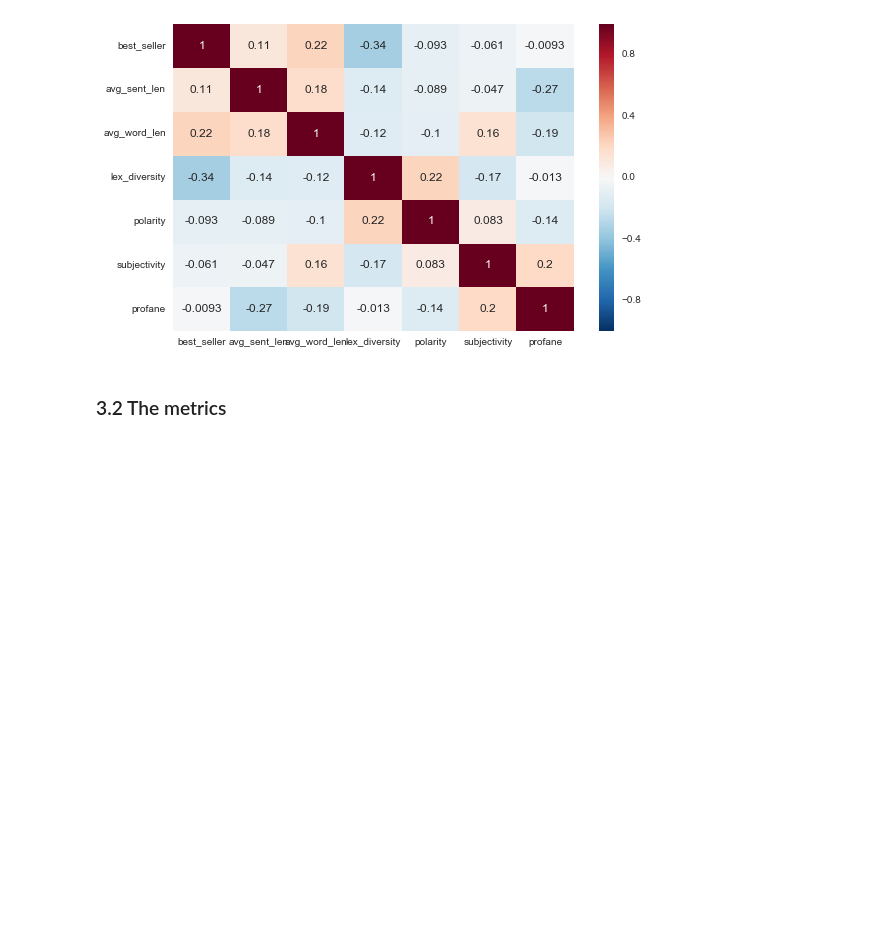
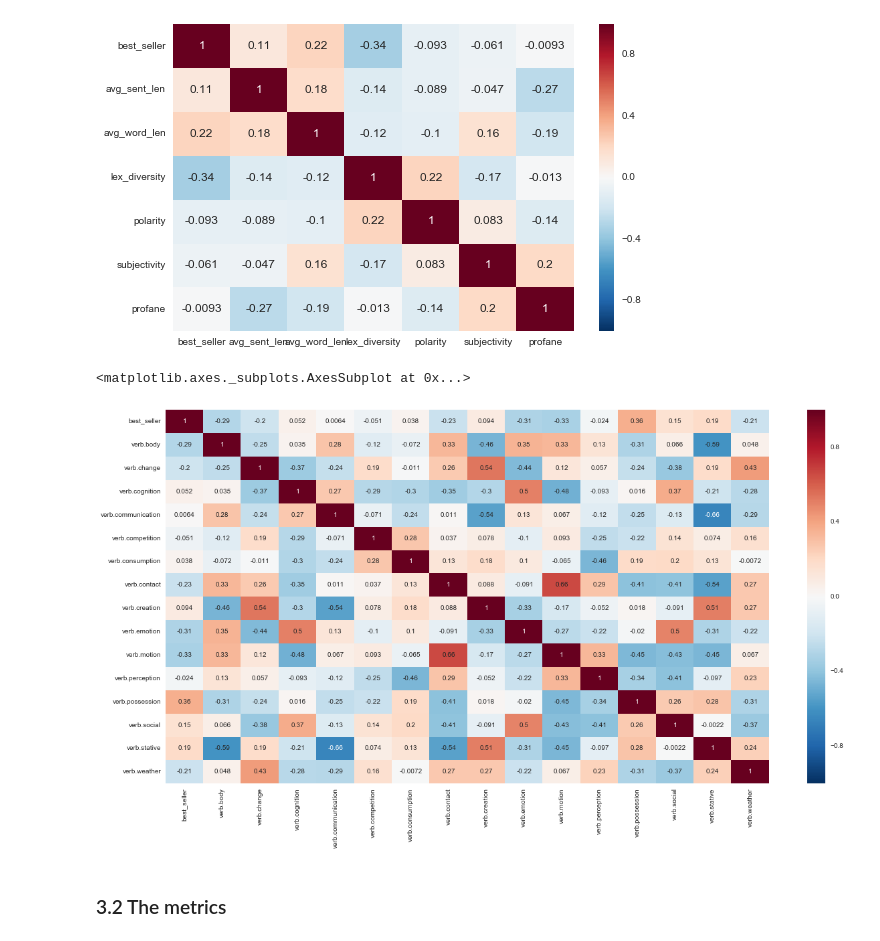
Before and after one commit to bishopkd/DSI-SF2-bishopkd, a Jupyter notebook: projects/capstone/reports/EDA.ipynb, the cells around one changed output. Drawn from its saved outputs; the diff is of its cells as text; code cells hidden in the pictures; blank space fills up the shorter version.

```diff
--- a/projects/capstone/reports/EDA.ipynb
+++ b/projects/capstone/reports/EDA.ipynb
@@ -133,6 +181,16 @@ sns.heatmap(df[['best_seller','avg_sent_len','avg_word_len','lex_diversity','pol
 # %% [output]
 <matplotlib.axes._subplots.AxesSubplot at 0x...>
 [figure]
+# %%
+fields = sf.columns
+verb_fields = [field for field in fields if field[:5]=='verb.']
+verb_fields.insert(0,'best_seller')
+
+fig, ax = plt.subplots(figsize=(18,10))
+sns.heatmap(sf[verb_fields].corr(),annot=True, ax=ax)
+# %% [output]
+<matplotlib.axes._subplots.AxesSubplot at 0x...>
+[figure, added]
 # %% [markdown]
 ### 3.2 The metrics
 # %%
```
Also changed, not shown: parts of 13 cells of this notebook, 11 other files.
